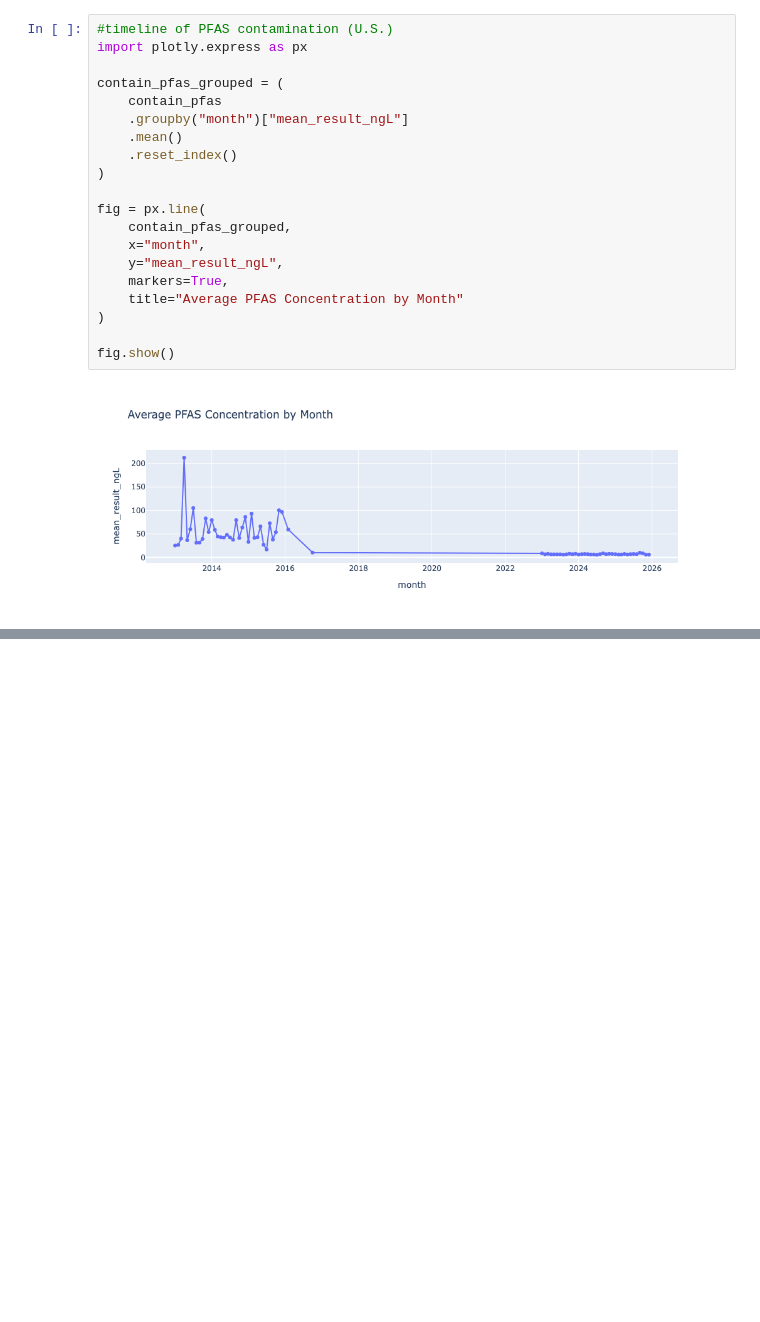
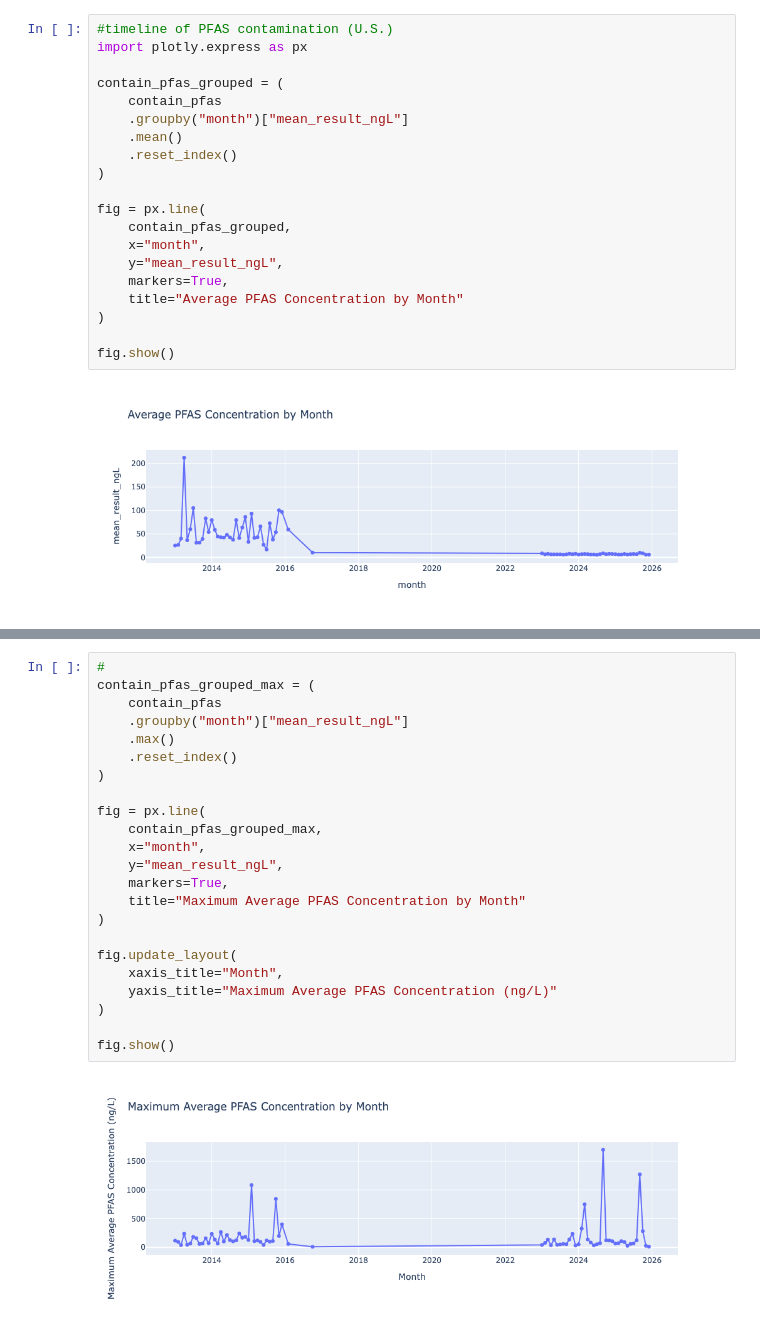
Before and after one commit to julshvartsman/pfas-project, a Jupyter notebook: notebooks/PG_pfas_exploration.ipynb, the cells around one changed output, grey strips where cells are left out. Drawn from its saved outputs; the diff is of its cells as text; blank space fills up the shorter version.

```diff
--- a/notebooks/PG_pfas_exploration.ipynb
+++ b/notebooks/PG_pfas_exploration.ipynb
@@ -61 +113,26 @@ fig.show()
+# %%
+#
+contain_pfas_grouped_max = (
+    contain_pfas
+    .groupby("month")["mean_result_ngL"]
+    .max()
+    .reset_index()
+)
+
+fig = px.line(
+    contain_pfas_grouped_max,
+    x="month",
+    y="mean_result_ngL",
+    markers=True,
+    title="Maximum Average PFAS Concentration by Month"
+)
+
+fig.update_layout(
+    xaxis_title="Month",
+    yaxis_title="Maximum Average PFAS Concentration (ng/L)"
+)
+
+fig.show()
+# %% [output]
+[figure, added]
 # %%
```
Also changed, not shown: parts of 11 cells of this notebook.
